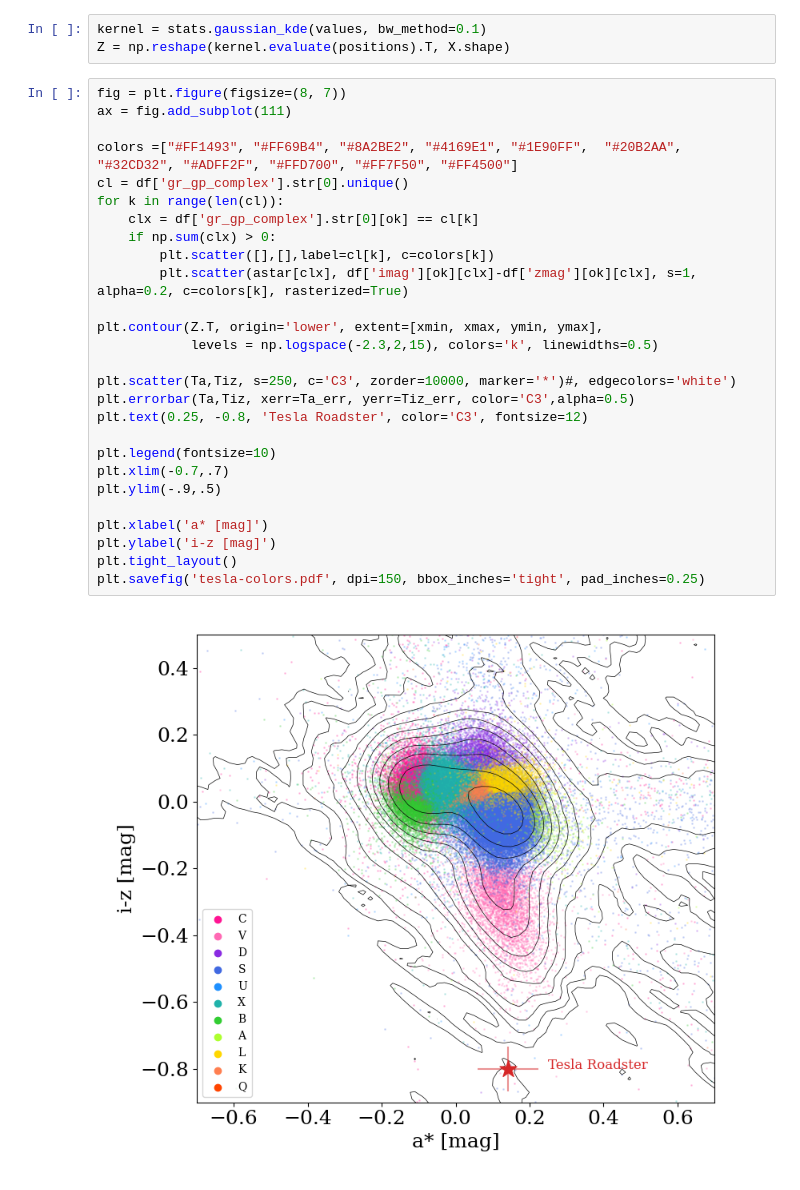
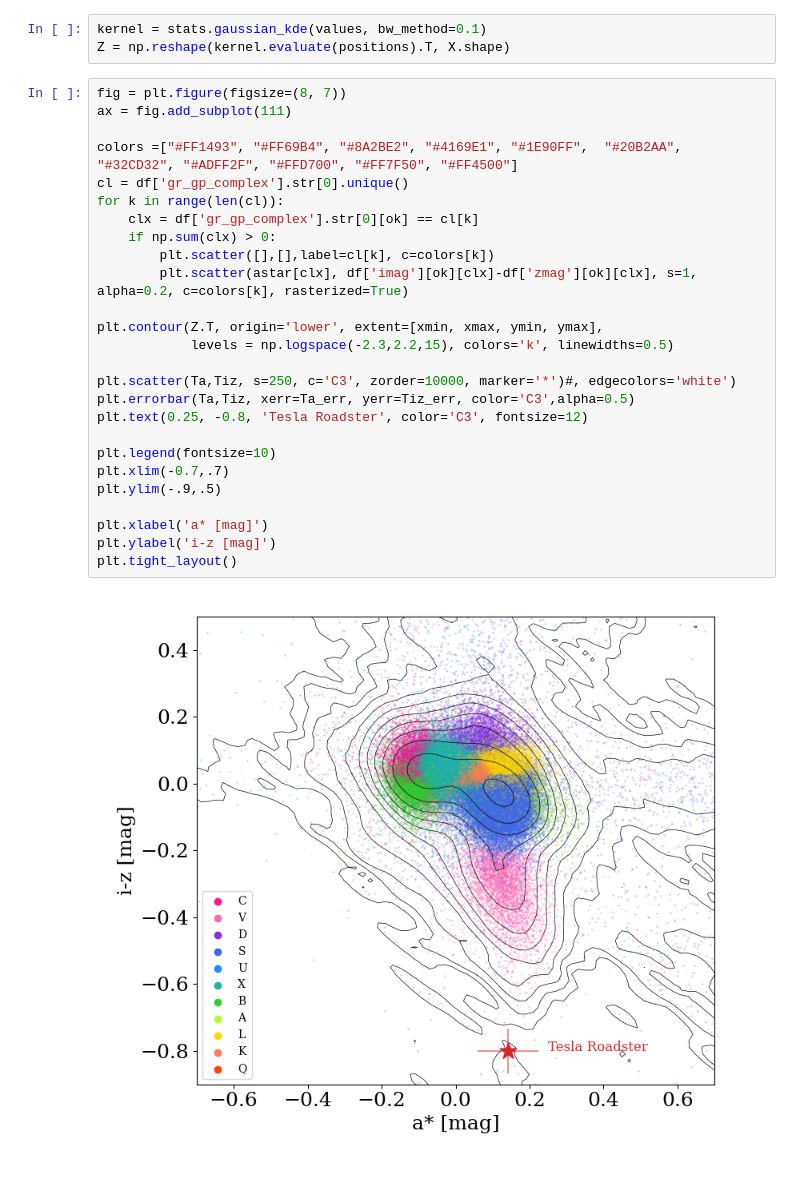
Before and after one commit to jradavenport/iso3IATLAS, a Jupyter notebook: Tesla-Roadster.ipynb, the cells around one changed output. Saved outputs shown, nothing was run; the diff lists cells and outputs as text.

```diff
--- a/Tesla-Roadster.ipynb
+++ b/Tesla-Roadster.ipynb
@@ -247,32 +146,31 @@ Z = np.reshape(kernel.evaluate(positions).T, X.shape)
 # %%
 fig = plt.figure(figsize=(8, 7))
 ax = fig.add_subplot(111)
 
 colors =["#FF1493", "#FF69B4", "#8A2BE2", "#4169E1", "#1E90FF",  "#20B2AA", "#32CD32", "#ADFF2F", "#FFD700", "#FF7F50", "#FF4500"]
 cl = df['gr_gp_complex'].str[0].unique()
 for k in range(len(cl)):
     clx = df['gr_gp_complex'].str[0][ok] == cl[k]
     if np.sum(clx) > 0:
         plt.scatter([],[],label=cl[k], c=colors[k])
         plt.scatter(astar[clx], df['imag'][ok][clx]-df['zmag'][ok][clx], s=1, alpha=0.2, c=colors[k], rasterized=True)
 
 plt.contour(Z.T, origin='lower', extent=[xmin, xmax, ymin, ymax],
-            levels = np.logspace(-2.3,2,15), colors='k', linewidths=0.5)
+            levels = np.logspace(-2.3,2.2,15), colors='k', linewidths=0.5)
 
 plt.scatter(Ta,Tiz, s=250, c='C3', zorder=10000, marker='*')#, edgecolors='white')
 plt.errorbar(Ta,Tiz, xerr=Ta_err, yerr=Tiz_err, color='C3',alpha=0.5)
 plt.text(0.25, -0.8, 'Tesla Roadster', color='C3', fontsize=12)
 
 plt.legend(fontsize=10)
 plt.xlim(-0.7,.7)
 plt.ylim(-.9,.5)
 
 plt.xlabel('a* [mag]')
 plt.ylabel('i-z [mag]')
 plt.tight_layout()
-plt.savefig('tesla-colors.pdf', dpi=150, bbox_inches='tight', pad_inches=0.25)
 # %% [output]
-[figure, old version]
+[figure, new version]
 # %%
 # ISO colors in this space:
 
```
Also changed, not shown: parts of 6 cells of this notebook.
